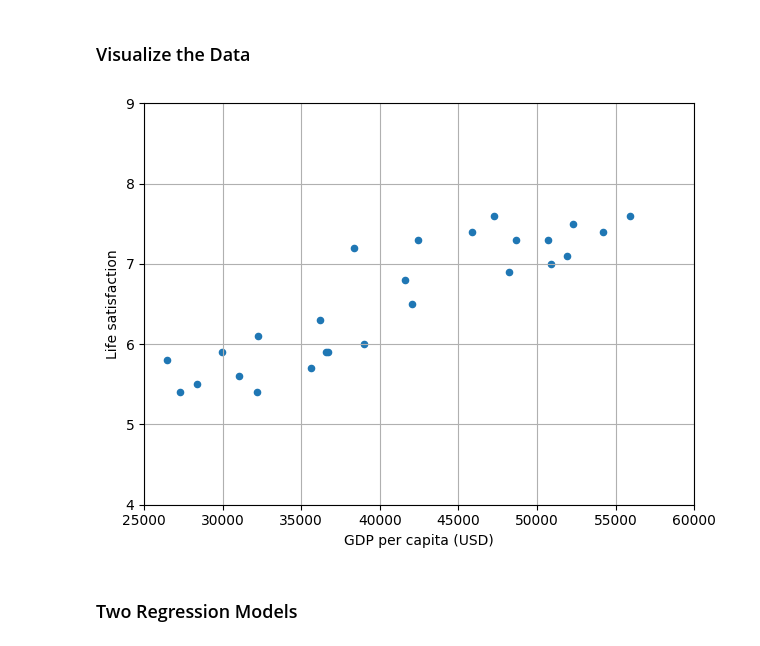
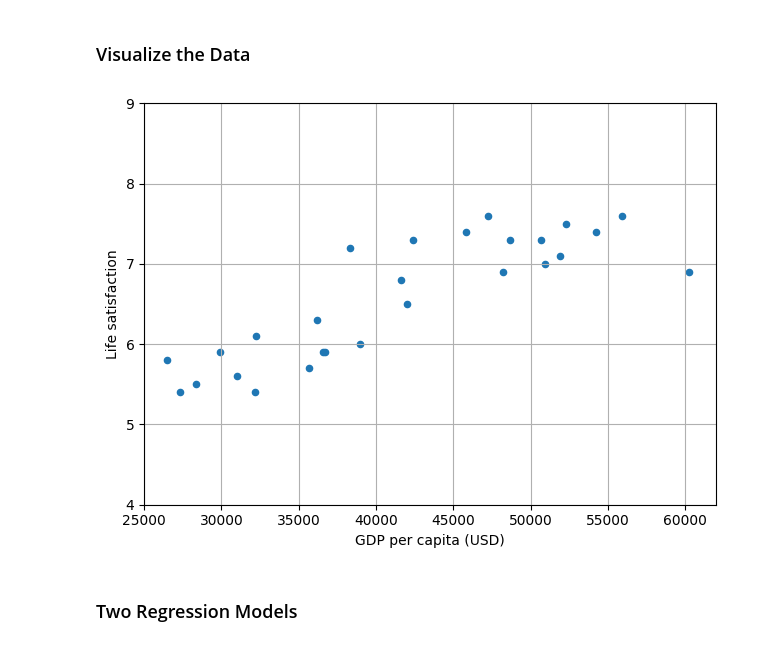
Before and after one commit to PaulToronto/Hands-on-Maching-Learning-Book, a Jupyter notebook: 1_The_Machine_Learning_Landscape.ipynb, the cells around one changed output. Saved outputs shown, nothing was run; the diff lists cells and outputs as text; code cells hidden in the pictures.

```diff
--- a/1_The_Machine_Learning_Landscape.ipynb
+++ b/1_The_Machine_Learning_Landscape.ipynb
@@ -61,13 +61,13 @@ lifesat.head()
 # %%
 lifesat.plot(kind='scatter',
              x='GDP per capita (USD)',
              y='Life satisfaction',
              grid=True)
-plt.axis([25_000, 60_000, 4, 9])
+plt.axis([25_000, 62_000, 4, 9])
 plt.tight_layout()
 plt.show()
 # %% [output]
-[figure, old version]
+[figure, new version]
 # %% [markdown]
 ### Two Regression Models
 # %% [markdown]
```
Also changed, not shown: parts of 2 cells of this notebook.
